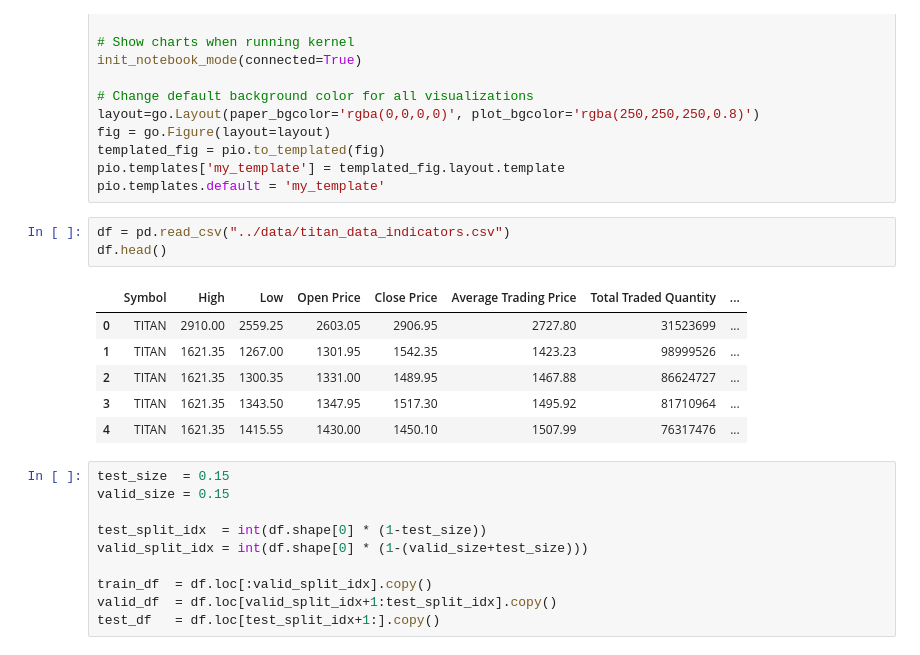
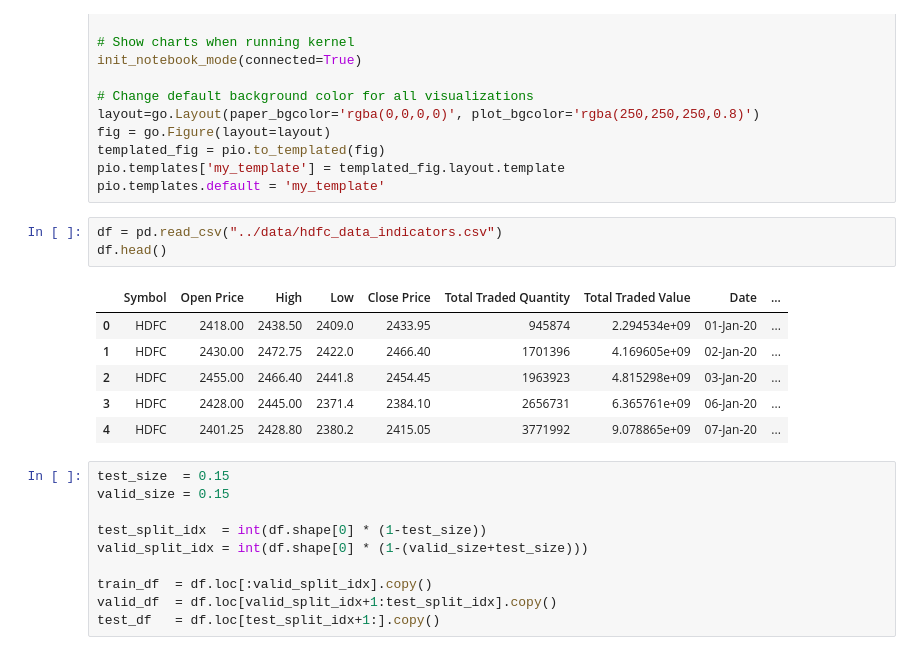
Before and after one commit to viraj-s15/stock-trend-analysis, a Jupyter notebook: notebooks/model.ipynb, the cells around one changed output. Cells and saved outputs as stored; diff of their text form.

```diff
--- a/notebooks/model.ipynb
+++ b/notebooks/model.ipynb
@@ -34,15 +34,15 @@ templated_fig = pio.to_templated(fig)
 pio.templates['my_template'] = templated_fig.layout.template
 pio.templates.default = 'my_template'
 # %%
-df = pd.read_csv("../data/titan_data_indicators.csv")
+df = pd.read_csv("../data/hdfc_data_indicators.csv")
 df.head()
 # %% [output]
-|  | Symbol | High | Low | Open Price | Close Price | Average Trading Price | Total Traded Quantity | ... |
-| 0 | TITAN | 2910.00 | 2559.25 | 2603.05 | 2906.95 | 2727.80 | 31523699 | ... |
-| 1 | TITAN | 1621.35 | 1267.00 | 1301.95 | 1542.35 | 1423.23 | 98999526 | ... |
-| 2 | TITAN | 1621.35 | 1300.35 | 1331.00 | 1489.95 | 1467.88 | 86624727 | ... |
-| 3 | TITAN | 1621.35 | 1343.50 | 1347.95 | 1517.30 | 1495.92 | 81710964 | ... |
-| 4 | TITAN | 1621.35 | 1415.55 | 1430.00 | 1450.10 | 1507.99 | 76317476 | ... |
+|  | Symbol | Open Price | High | Low | Close Price | Total Traded Quantity | Total Traded Value | Date | ... |
+| 0 | HDFC | 2418.00 | 2438.50 | 2409.0 | 2433.95 | 945874 | 2.294534e+09 | 01-Jan-20 | ... |
+| 1 | HDFC | 2430.00 | 2472.75 | 2422.0 | 2466.40 | 1701396 | 4.169605e+09 | 02-Jan-20 | ... |
+| 2 | HDFC | 2455.00 | 2466.40 | 2441.8 | 2454.45 | 1963923 | 4.815298e+09 | 03-Jan-20 | ... |
+| 3 | HDFC | 2428.00 | 2445.00 | 2371.4 | 2384.10 | 2656731 | 6.365761e+09 | 06-Jan-20 | ... |
+| 4 | HDFC | 2401.25 | 2428.80 | 2380.2 | 2415.05 | 3771992 | 9.078865e+09 | 07-Jan-20 | ... |
 # %%
 test_size  = 0.15
 valid_size = 0.15
```
Also changed, not shown: parts of 5 cells of this notebook, 5 other files.
